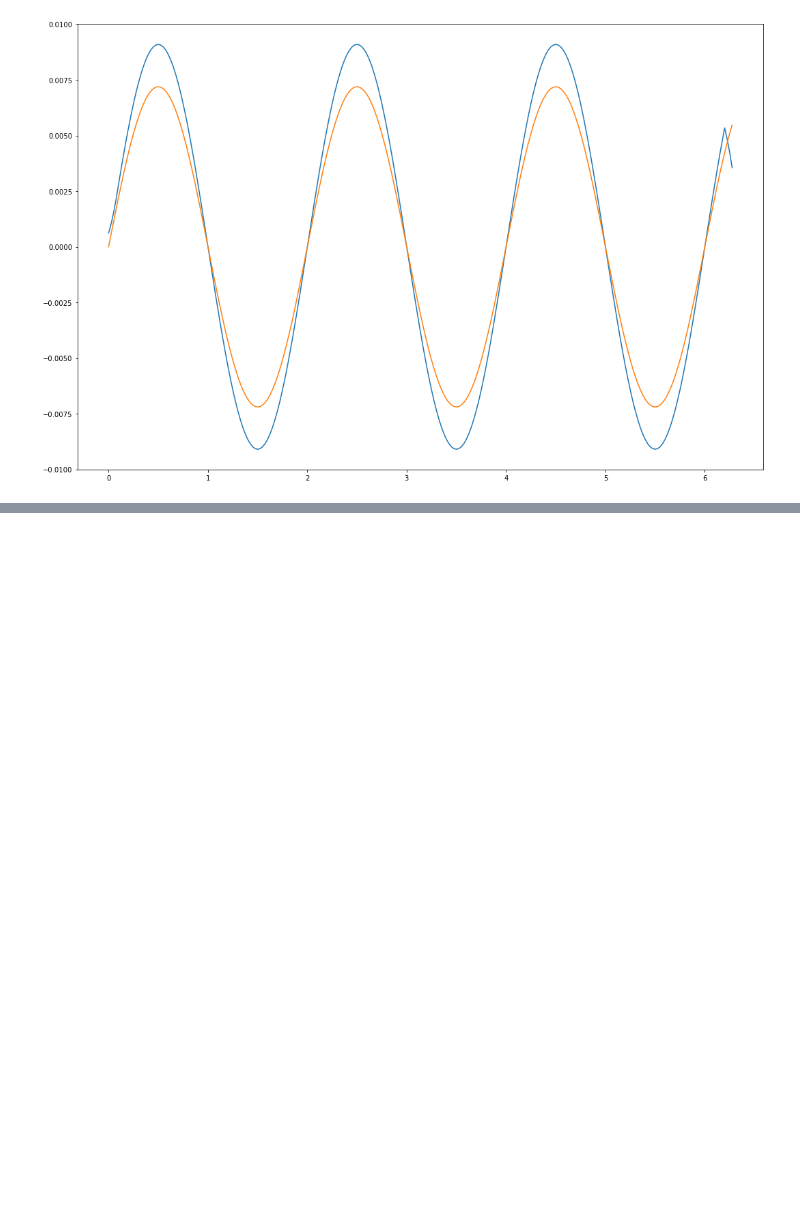
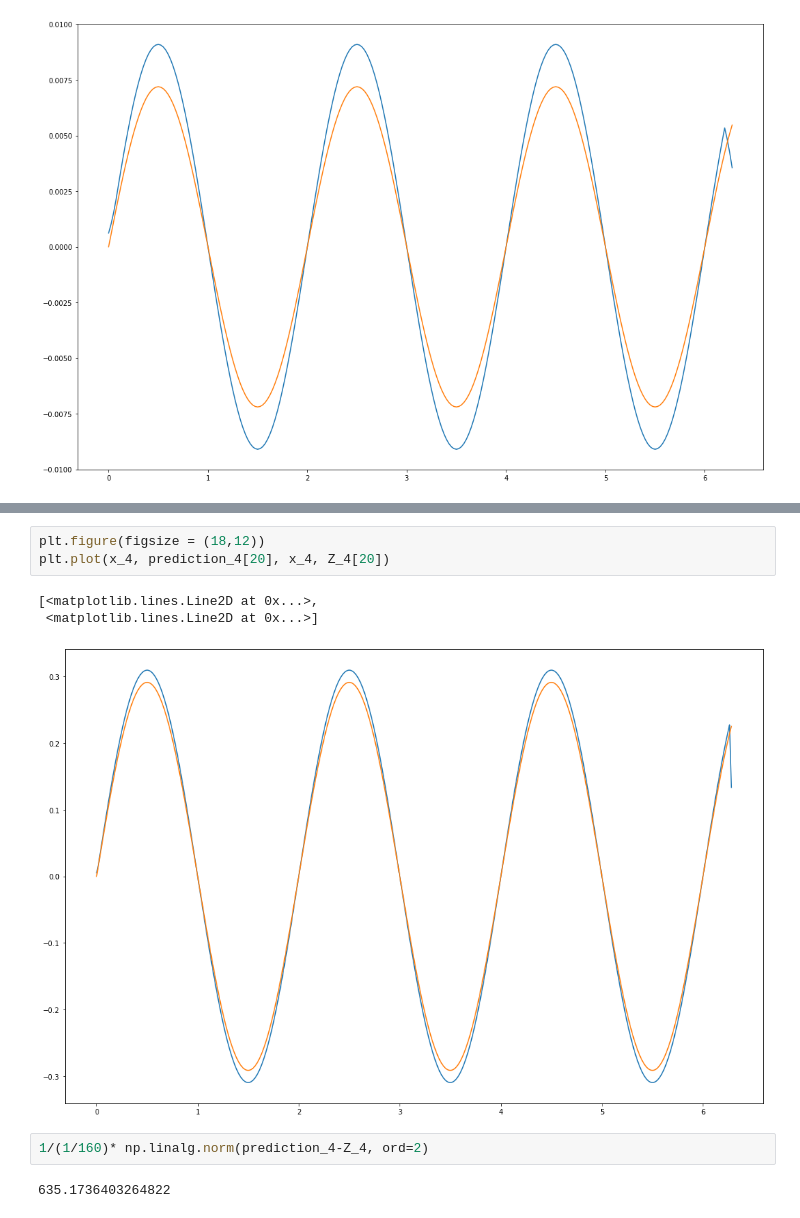
Before and after one commit to ZizhengYang/Summer-ResNet-solve-PDE-research-code, a Jupyter notebook: ResNet + PDE --- part 3 (1).ipynb, the cells around one changed output, grey strips where cells are left out. Saved outputs shown, nothing was run; the diff lists cells and outputs as text; blank space fills up the shorter version.

```diff
--- a/ResNet + PDE --- part 3 (1).ipynb
+++ b/ResNet + PDE --- part 3 (1).ipynb
@@ -142,0 +218,11 @@ plt.plot(x_2, prediction_2[20], x_2, Z_2[20])
+# %%
+plt.figure(figsize = (18,12))
+plt.plot(x_4, prediction_4[20], x_4, Z_4[20])
+# %% [output]
+[<matplotlib.lines.Line2D at 0x...>,
+ <matplotlib.lines.Line2D at 0x...>]
+[figure, added]
+# %%
+1/(1/160)* np.linalg.norm(prediction_4-Z_4, ord=2)
+# %% [output]
+635.1736403264822
```
Also changed, not shown: parts of 14 cells of this notebook, 2 other files.
